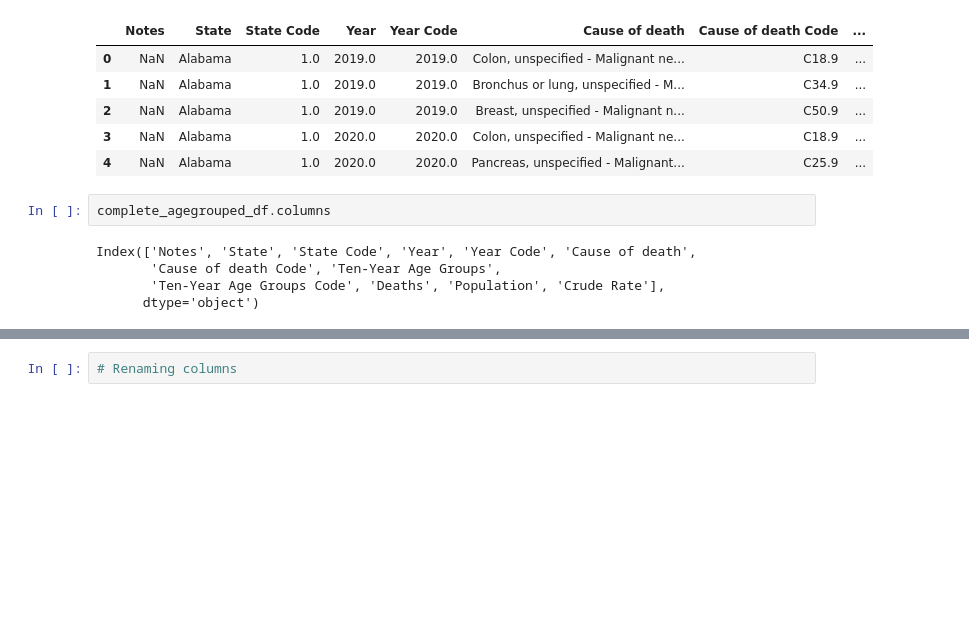
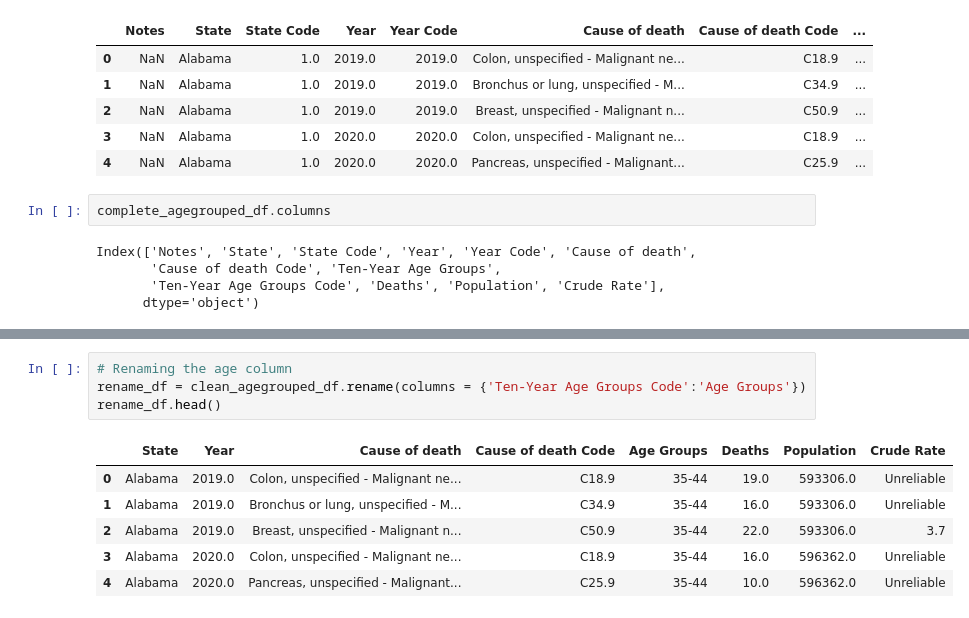
Before and after one commit to m3ufdech0c/Group_project1_Cancer_Demographics, a Jupyter notebook: aida_agegroups.ipynb, the cells around one changed output, grey strips where cells are left out. Cells and saved outputs as stored; diff of their text form; blank space fills up the shorter version.

```diff
--- a/aida_agegroups.ipynb
+++ b/aida_agegroups.ipynb
@@ -42,5 +42,14 @@ clean_agegrouped_df.head()
 | 2 | Alabama | 2019.0 | Breast, unspecified - Malignant n... | C50.9 | 35-44 | 22.0 | 593306.0 | ... |
 | 3 | Alabama | 2020.0 | Colon, unspecified - Malignant ne... | C18.9 | 35-44 | 16.0 | 596362.0 | ... |
 | 4 | Alabama | 2020.0 | Pancreas, unspecified - Malignant... | C25.9 | 35-44 | 10.0 | 596362.0 | ... |
-# %%
-# Renaming columns
+# %%
+# Renaming the age column
+rename_df = clean_agegrouped_df.rename(columns = {'Ten-Year Age Groups Code':'Age Groups'})
+rename_df.head()
+# %% [output]
+|  | State | Year | Cause of death | Cause of death Code | Age Groups | Deaths | Population | Crude Rate |
+| 0 | Alabama | 2019.0 | Colon, unspecified - Malignant ne... | C18.9 | 35-44 | 19.0 | 593306.0 | Unreliable |
+| 1 | Alabama | 2019.0 | Bronchus or lung, unspecified - M... | C34.9 | 35-44 | 16.0 | 593306.0 | Unreliable |
+| 2 | Alabama | 2019.0 | Breast, unspecified - Malignant n... | C50.9 | 35-44 | 22.0 | 593306.0 | 3.7 |
+| 3 | Alabama | 2020.0 | Colon, unspecified - Malignant ne... | C18.9 | 35-44 | 16.0 | 596362.0 | Unreliable |
+| 4 | Alabama | 2020.0 | Pancreas, unspecified - Malignant... | C25.9 | 35-44 | 10.0 | 596362.0 | Unreliable |
```
Also changed, not shown: parts of 8 cells of this notebook, 10 other files.
